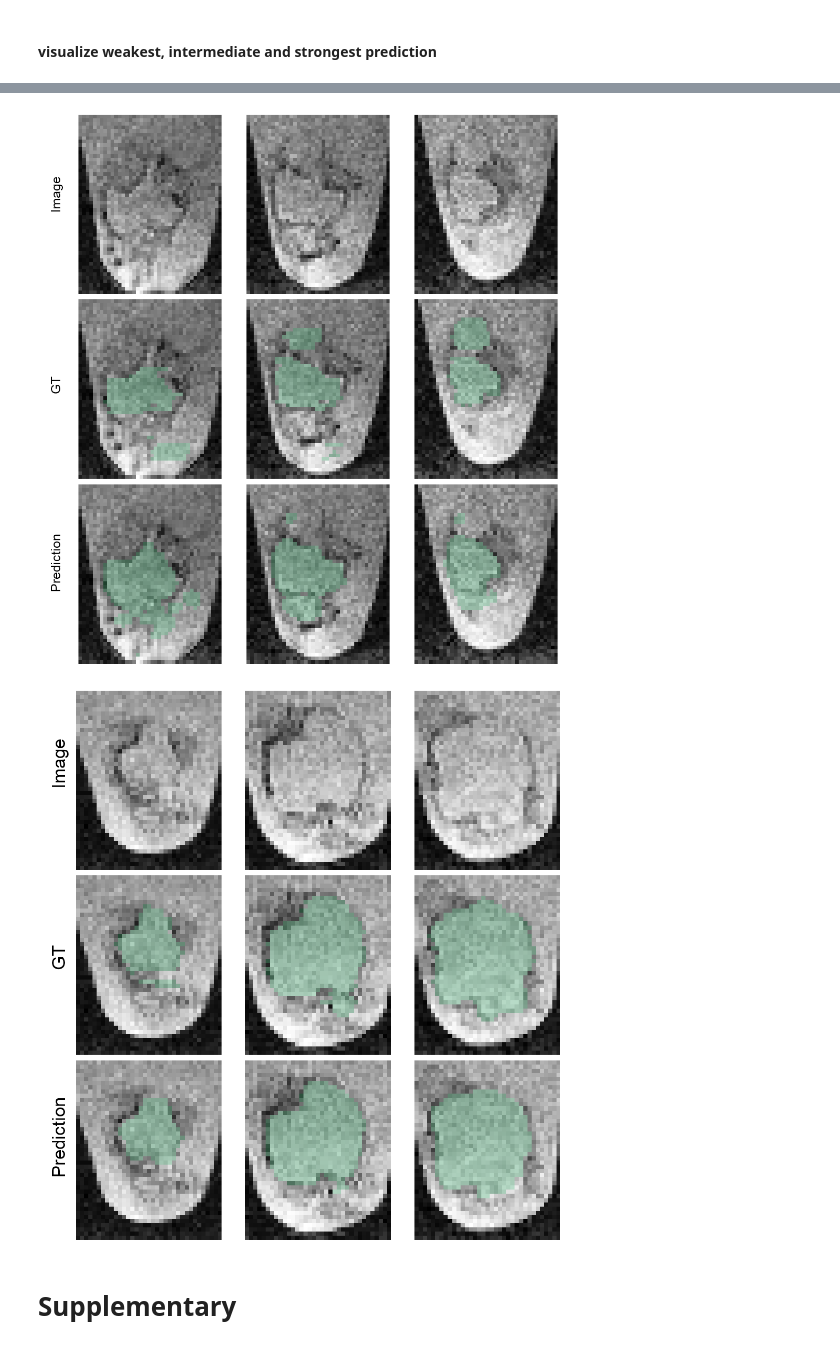
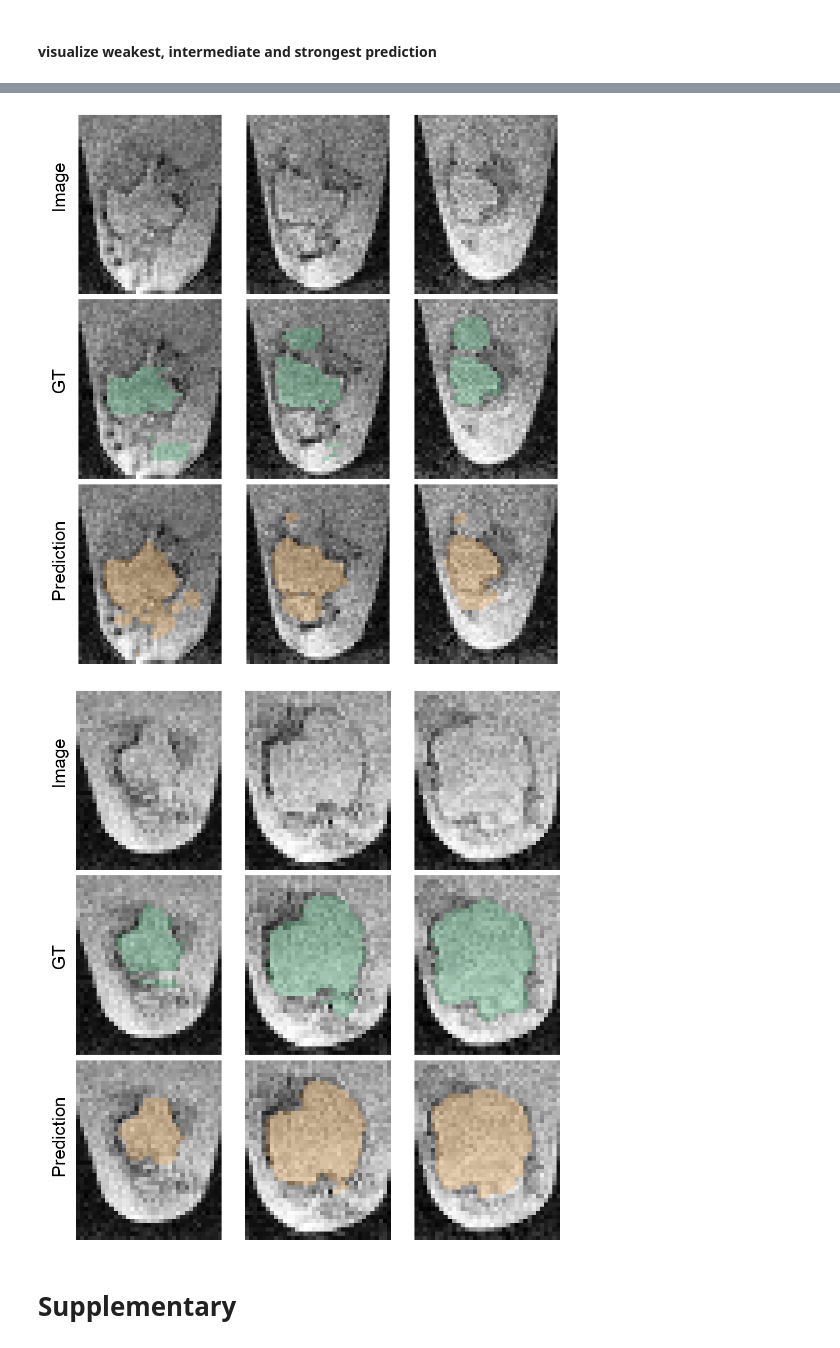
Before and after one commit to deiluca/cerebral_organoid_quant_mri, a Jupyter notebook: scripts/data_analysis.ipynb, the cells around one changed output, grey strips where cells are left out. Cells and saved outputs as stored; diff of their text form; code cells hidden in the pictures.

```diff
--- a/scripts/data_analysis.ipynb
+++ b/scripts/data_analysis.ipynb
@@ -186,0 +173,8 @@ Test Dice 0.63±0.15 (mean±SD)
+# %%
+pred_dir_local_cysts = 'results/local_cyst_segmentation/checkpoint_dirs/all_predictions_on_test_sets'
+gt_dir = MRI_CYST_LOC_GT_DIR
+spe = SegmentationPerformanceExtractor(pred_dir = pred_dir_local_cysts,
+                                       gt_dir = gt_dir)
+spe.extract_test_performance()
+spe.plot_test_performance()
+spe.print_test_dice_mean_sd()
@@ -210,26 +209,29 @@ sov = SegmentationOverlayVisualizer(imgs,
                  pred_dir = pred_dir_local_cysts,
                  planes='sagittal',
                  px_threshold=0,
-                 keep_planes=[52, 49, 42],
-                 rot_img=270)
+                 keep_planes=[42, 49, 52],
+                 pred_color='orange',
+                 rot_img=270,
+                 save_to='results/local_cyst_segmentation/plots/cyst_seg_overlay_org4_0609_pred-orange.png')
 display(sov.plot_segmentation_overlays())
 # %% [output]
-[figure, old version]
+[figure, new version]
 # %%
 # strongest prediction
 sov = SegmentationOverlayVisualizer(imgs,
                  org_id = 'org7_0530',
                  org_loc=[22, 65, 20, 55],
                  gt_dir = MRI_CYST_LOC_GT_DIR,
                  pred_dir = pred_dir_local_cysts,
                  planes='sagittal',
                  px_threshold=0,
                  keep_planes=[49, 56, 63],
                  rot_img=270,
-                 save_to='results/local_cyst_segmentation/plots/cyst_seg_overlay_org7_0530.png')
+                 pred_color='orange',
+                 save_to='results/local_cyst_segmentation/plots/cyst_seg_overlay_org7_0530_pred-orange.png')
 display(sov.plot_segmentation_overlays())
 # %% [output]
-[figure, old version]
+[figure, new version]
 # %% [markdown]
 # Supplementary
 # %% [markdown]
```
Also changed, not shown: parts of 12 cells of this notebook, 6 other files.
